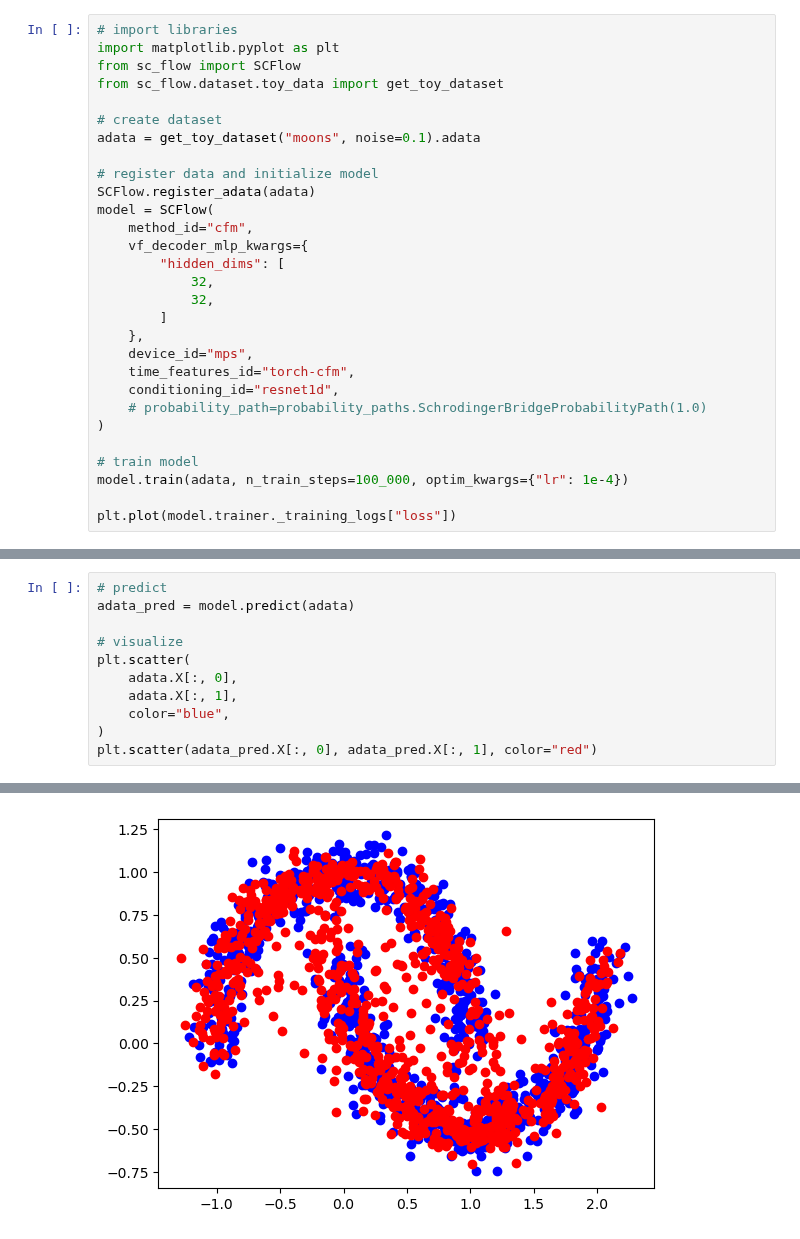
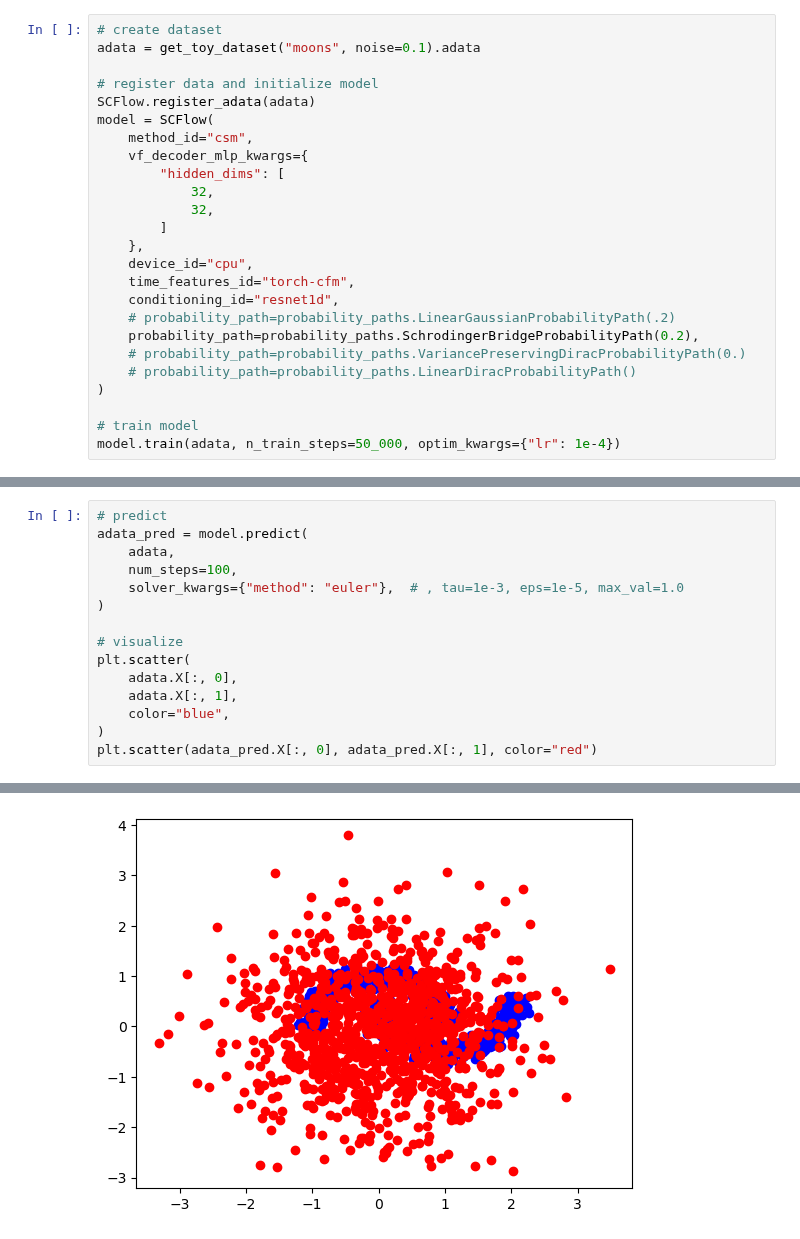
Before and after one commit to theislab/sckitflow, a Jupyter notebook: docs/notebooks/try_cfm_toy.ipynb, the cells around one changed output, grey strips where cells are left out. Cells and saved outputs as stored; diff of their text form.

```diff
--- a/docs/notebooks/try_cfm_toy.ipynb
+++ b/docs/notebooks/try_cfm_toy.ipynb
@@ -1,30 +12,26 @@
 # %%
-# import libraries
-import matplotlib.pyplot as plt
-from sc_flow import SCFlow
-from sc_flow.dataset.toy_data import get_toy_dataset
-
 # create dataset
 adata = get_toy_dataset("moons", noise=0.1).adata
 
 # register data and initialize model
 SCFlow.register_adata(adata)
 model = SCFlow(
-    method_id="cfm",
+    method_id="csm",
     vf_decoder_mlp_kwargs={
         "hidden_dims": [
             32,
             32,
         ]
     },
-    device_id="mps",
+    device_id="cpu",
     time_features_id="torch-cfm",
     conditioning_id="resnet1d",
-    # probability_path=probability_paths.SchrodingerBridgeProbabilityPath(1.0)
+    # probability_path=probability_paths.LinearGaussianProbabilityPath(.2)
+    probability_path=probability_paths.SchrodingerBridgeProbabilityPath(0.2),
+    # probability_path=probability_paths.VariancePreservingDiracProbabilityPath(0.)
+    # probability_path=probability_paths.LinearDiracProbabilityPath()
 )
 
 # train model
-model.train(adata, n_train_steps=100_000, optim_kwargs={"lr": 1e-4})
-
-plt.plot(model.trainer._training_logs["loss"])
+model.train(adata, n_train_steps=50_000, optim_kwargs={"lr": 1e-4})
 # %% [output]
@@ -33,6 +113,10 @@ plt.plot(model.trainer._training_logs["loss"])
 # %%
 # predict
-adata_pred = model.predict(adata)
+adata_pred = model.predict(
+    adata,
+    num_steps=100,
+    solver_kwargs={"method": "euler"},  # , tau=1e-3, eps=1e-5, max_val=1.0
+)
 
 # visualize
 plt.scatter(
@@ -46 +147 @@ plt.scatter(adata_pred.X[:, 0], adata_pred.X[:, 1], color="red")
-[figure, old version]
+[figure, new version]
```
Also changed, not shown: parts of 6 cells of this notebook, 6 other files.
